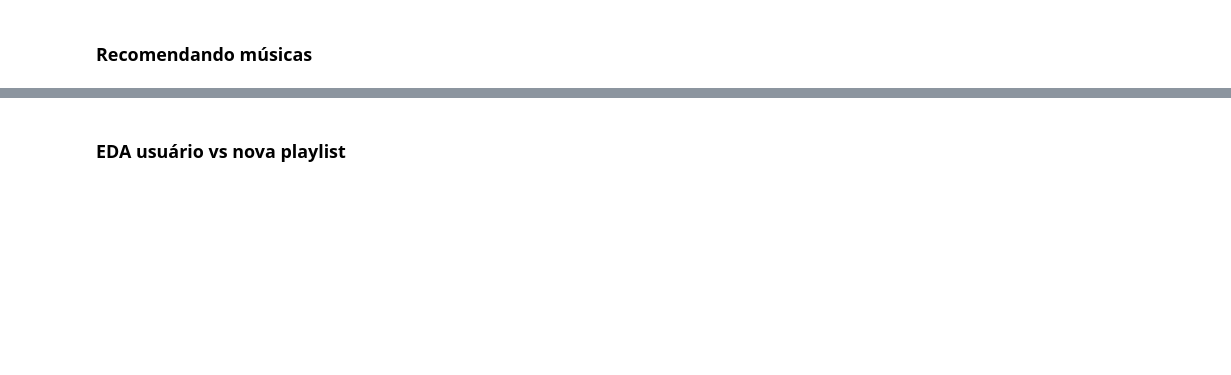
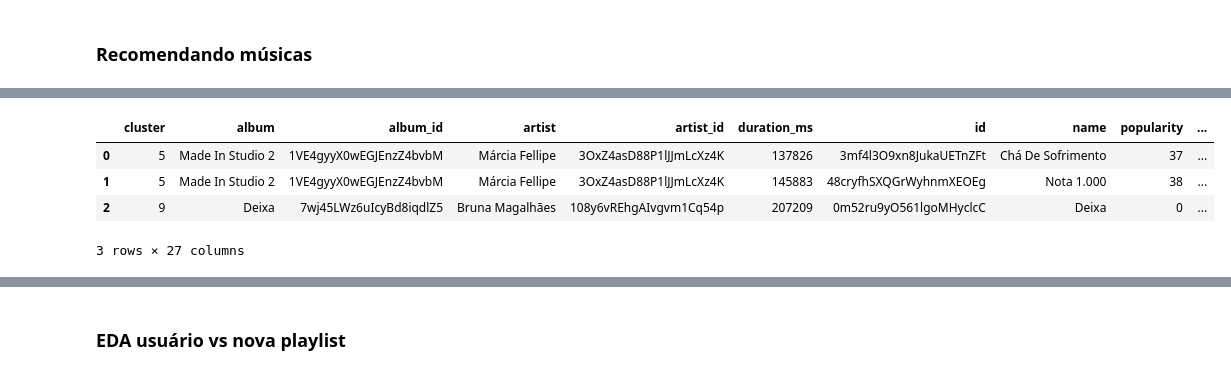
Before and after one commit to gabrielfas/songs-clustering-recommendations, a Jupyter notebook: Cluster songs.ipynb, the cells around one changed output, grey strips where cells are left out. Cells and saved outputs as stored; diff of their text form; code cells hidden in the pictures; blank space fills up the shorter version.

```diff
--- a/Cluster songs.ipynb
+++ b/Cluster songs.ipynb
@@ -628,0 +797,9 @@ plt.show()
+# %%
+df_songs_joined.reset_index(inplace=True)
+df_songs_joined.head(3)
+# %% [output]
+|  | cluster | album | album_id | artist | artist_id | duration_ms | id | name | popularity | ... |
+| 0 | 5 | Made In Studio 2 | 1VE4gyyX0wEGJEnzZ4bvbM | Márcia Fellipe | 3OxZ4asD88P1lJJmLcXz4K | 137826 | 3mf4l3O9xn8JukaUETnZFt | Chá De Sofrimento | 37 | ... |
+| 1 | 5 | Made In Studio 2 | 1VE4gyyX0wEGJEnzZ4bvbM | Márcia Fellipe | 3OxZ4asD88P1lJJmLcXz4K | 145883 | 48cryfhSXQGrWyhnmXEOEg | Nota 1.000 | 38 | ... |
+| 2 | 9 | Deixa | 7wj45LWz6uIcyBd8iqdlZ5 | Bruna Magalhães | 108y6vREhgAIvgvm1Cq54p | 207209 | 0m52ru9yO561lgoMHyclcC | Deixa | 0 | ... |
+3 rows × 27 columns
```
Also changed, not shown: parts of 16 cells of this notebook.
